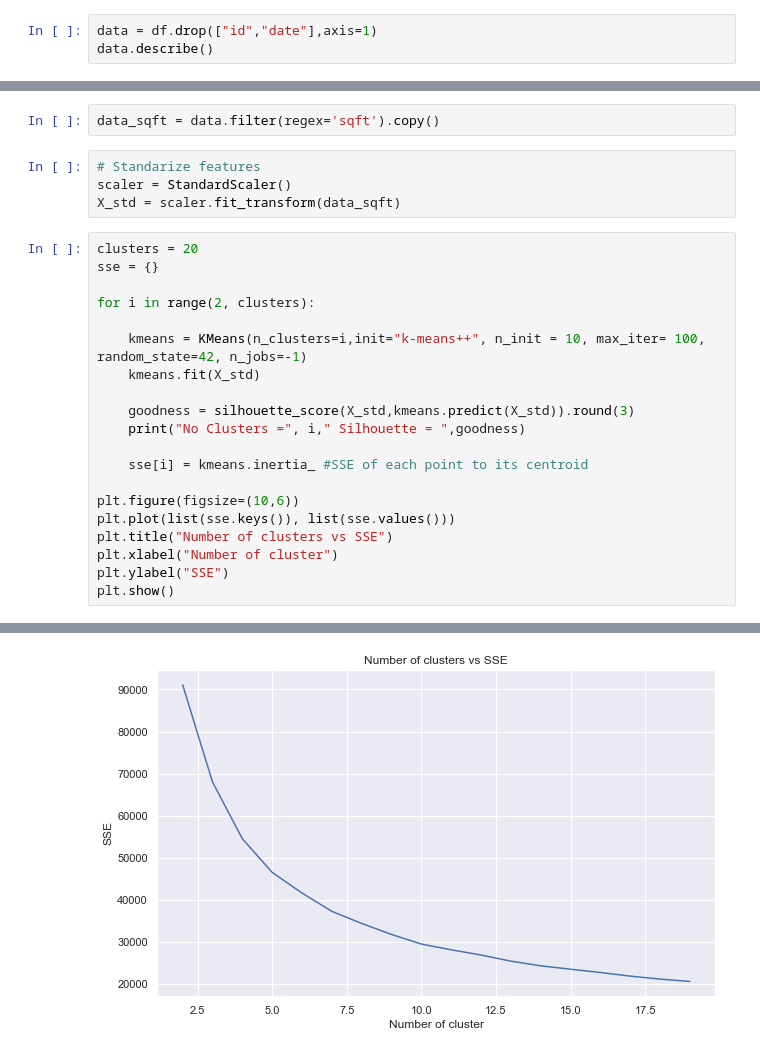
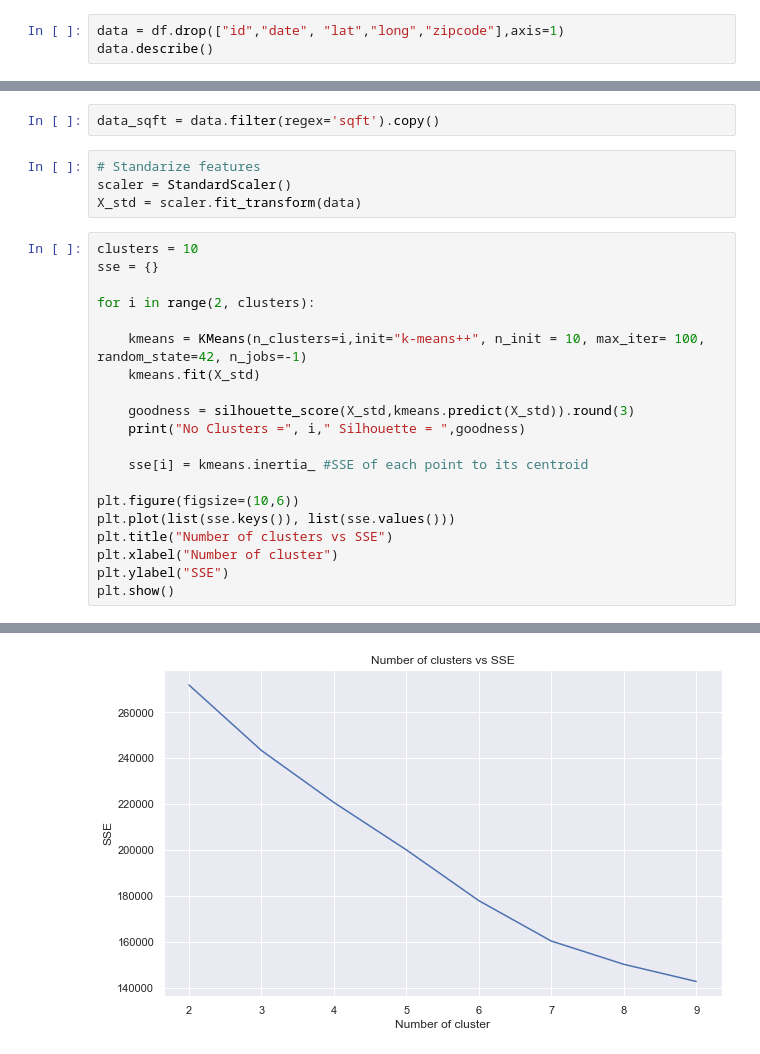
Before and after one commit to AaronKHK/NUS_PR, a Jupyter notebook: KMean Clustering/Cluster_housing_data.ipynb, the cells around one changed output, grey strips where cells are left out. Cells and saved outputs as stored; diff of their text form.

```diff
--- a/KMean Clustering/Cluster_housing_data.ipynb
+++ b/KMean Clustering/Cluster_housing_data.ipynb
@@ -20,7 +20,7 @@ df.head()
 | 4 | 1954400510 | 20150218T000000 | 510000.0 | 3 | 2.00 | 1680 | 8080 | 1.0 | 0 | 0 | ... |
 5 rows × 21 columns
 # %%
-data = df.drop(["id","date"],axis=1)
+data = df.drop(["id","date", "lat","long","zipcode"],axis=1)
 data.describe()
 # %% [output]
 |  | price | bedrooms | bathrooms | sqft_living | sqft_lot | floors | waterfront | view | condition | grade | ... |
@@ -88,9 +90,9 @@ data_sqft = data.filter(regex='sqft').copy()
 # %%
 # Standarize features
 scaler = StandardScaler()
-X_std = scaler.fit_transform(data_sqft)
+X_std = scaler.fit_transform(data)
 # %%
-clusters = 20
+clusters = 10
 sse = {}
 
 for i in range(2, clusters):
@@ -131 +123 @@ No Clusters = 19  Silhouette =  0.251
-[figure, old version]
+[figure, new version]
```
Also changed, not shown: parts of 11 cells of this notebook.
